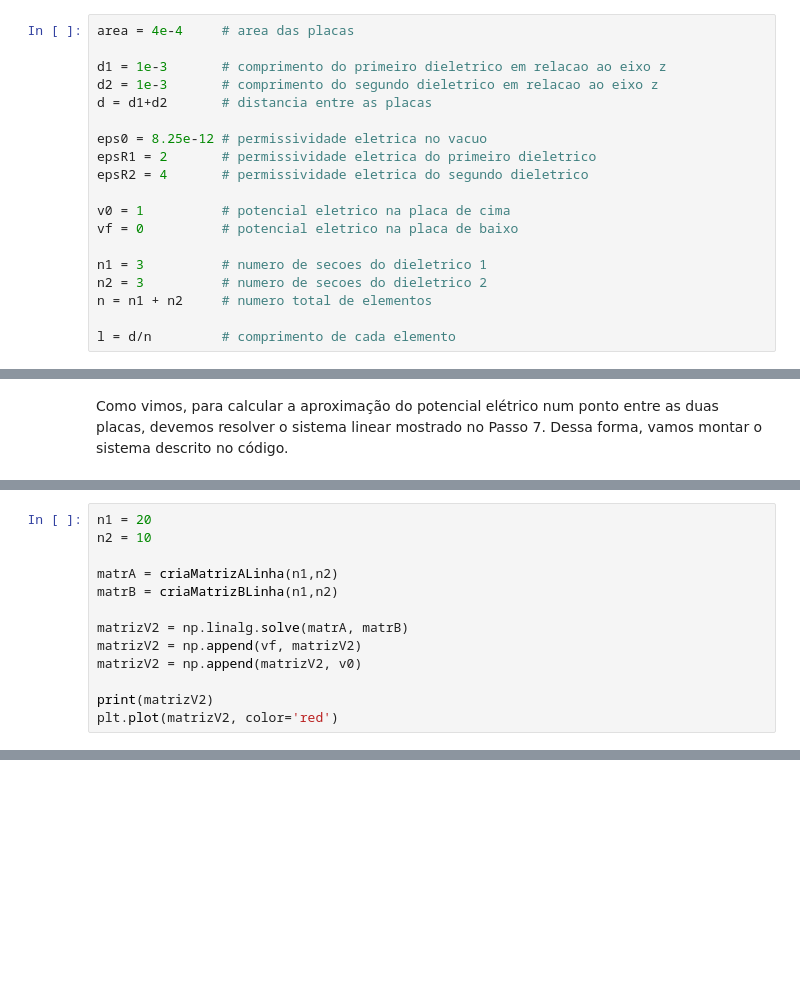
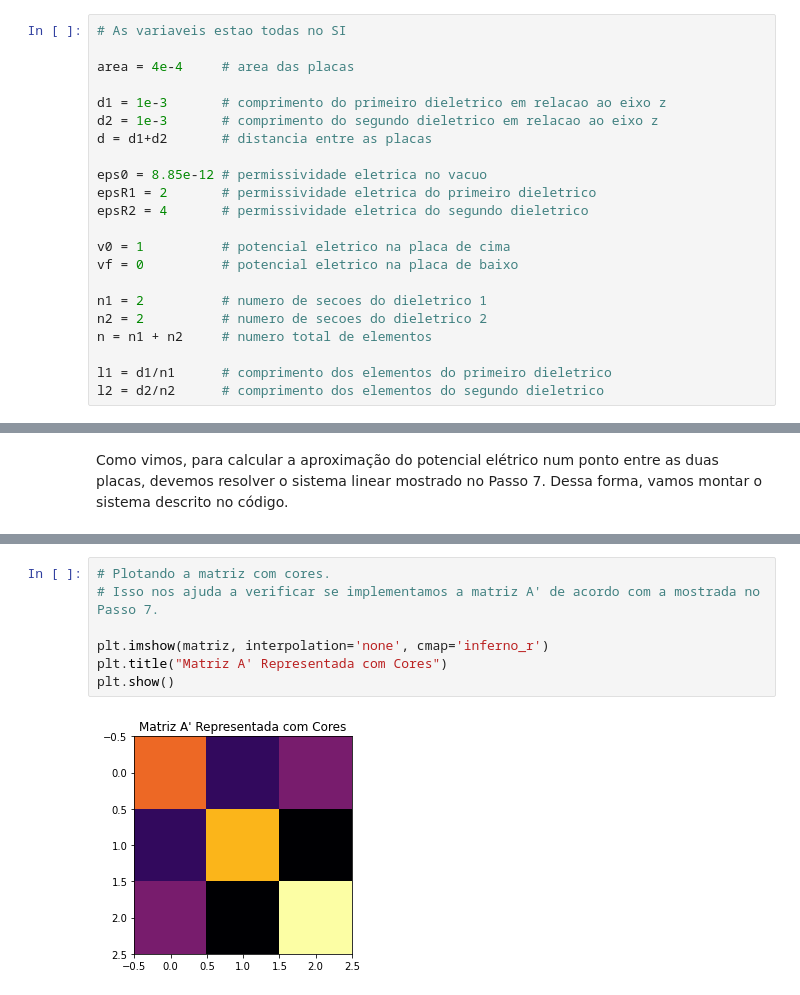
Before and after one commit to RafaelBNN/es203, a Jupyter notebook: Trabalho_Computacional.ipynb, the cells around one changed output, grey strips where cells are left out. Drawn from its saved outputs; the diff is of its cells as text; blank space fills up the shorter version.

```diff
--- a/Trabalho_Computacional.ipynb
+++ b/Trabalho_Computacional.ipynb
@@ -186,21 +184,24 @@ Agora, vamos implementar o método dos elementos finitos na linguagem Python e c
 
 Primeiro, vamos definir as variáveis que serão utilizadas nos cálculos. Do problema, temos que $A = 4\ cm^2$, $d_1 = d_2 = 1\ mm$, $\epsilon_{r1} = 2$, $\epsilon_{r2} = 4$, $V_0 = 1\ V$ e $V_{N-1} = 0\ V$, e sabemos que $\epsilon_0 = 8,25*10^{-12}$. Além disso, vamos escolher, inicialmente, $N_1 = N_2 = 3$. A célula abaixo declara essas variáveis.
 # %%
+# As variaveis estao todas no SI
+
 area = 4e-4     # area das placas
 
 d1 = 1e-3       # comprimento do primeiro dieletrico em relacao ao eixo z
 d2 = 1e-3       # comprimento do segundo dieletrico em relacao ao eixo z
 d = d1+d2       # distancia entre as placas
 
-eps0 = 8.25e-12 # permissividade eletrica no vacuo
+eps0 = 8.85e-12 # permissividade eletrica no vacuo
 epsR1 = 2       # permissividade eletrica do primeiro dieletrico
 epsR2 = 4       # permissividade eletrica do segundo dieletrico
 
 v0 = 1          # potencial eletrico na placa de cima
 vf = 0          # potencial eletrico na placa de baixo
 
-n1 = 3          # numero de secoes do dieletrico 1
-n2 = 3          # numero de secoes do dieletrico 2
+n1 = 2          # numero de secoes do dieletrico 1
+n2 = 2          # numero de secoes do dieletrico 2
 n = n1 + n2     # numero total de elementos
 
-l = d/n         # comprimento de cada elemento
+l1 = d1/n1      # comprimento dos elementos do primeiro dieletrico
+l2 = d2/n2      # comprimento dos elementos do segundo dieletrico
@@ -331,13 +211,0 @@ Agora, vamos aumentar o numero de elementos para o cálculo do potencial e compa
-# %%
-n1 = 20
-n2 = 10
-
-matrA = criaMatrizALinha(n1,n2)
-matrB = criaMatrizBLinha(n1,n2)
-
-matrizV2 = np.linalg.solve(matrA, matrB)
-matrizV2 = np.append(vf, matrizV2)
-matrizV2 = np.append(matrizV2, v0)
-
-print(matrizV2)
-plt.plot(matrizV2, color='red')
@@ -398,0 +264,9 @@ print(capac3)
+# %%
+# Plotando a matriz com cores.
+# Isso nos ajuda a verificar se implementamos a matriz A' de acordo com a mostrada no Passo 7.
+
+plt.imshow(matriz, interpolation='none', cmap='inferno_r')
+plt.title("Matriz A' Representada com Cores")
+plt.show()
+# %% [output]
+[figure, added]
```
Also changed, not shown: parts of 42 cells of this notebook.
